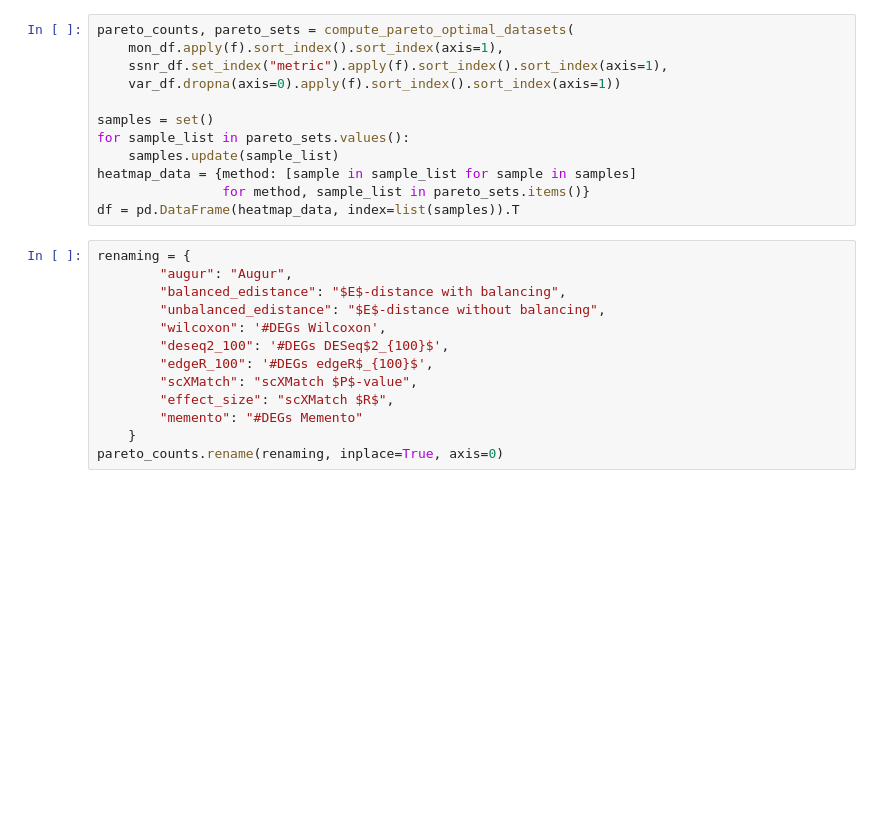
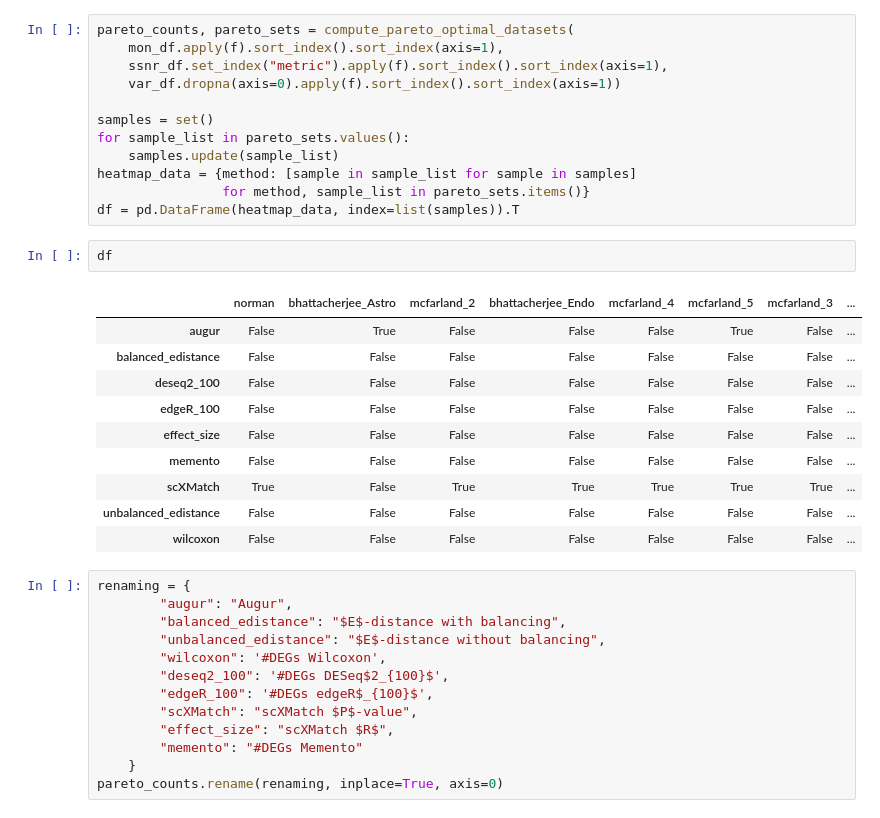
Before and after one commit to bionetslab/scXMatch_paper, a Jupyter notebook: notebooks/fig3_and_supplementary_tables.ipynb, the cells around one changed output. Saved outputs shown, nothing was run; the diff lists cells and outputs as text; blank space fills up the shorter version.

```diff
--- a/notebooks/fig3_and_supplementary_tables.ipynb
+++ b/notebooks/fig3_and_supplementary_tables.ipynb
@@ -114,6 +116,19 @@ for sample_list in pareto_sets.values():
 heatmap_data = {method: [sample in sample_list for sample in samples]
                 for method, sample_list in pareto_sets.items()}
 df = pd.DataFrame(heatmap_data, index=list(samples)).T
+# %%
+df
+# %% [output]
+|  | norman | bhattacherjee_Astro | mcfarland_2 | bhattacherjee_Endo | mcfarland_4 | mcfarland_5 | mcfarland_3 | ... |
+| augur | False | True | False | False | False | True | False | ... |
+| balanced_edistance | False | False | False | False | False | False | False | ... |
+| deseq2_100 | False | False | False | False | False | False | False | ... |
+| edgeR_100 | False | False | False | False | False | False | False | ... |
+| effect_size | False | False | False | False | False | False | False | ... |
+| memento | False | False | False | False | False | False | False | ... |
+| scXMatch | True | False | True | True | True | True | True | ... |
+| unbalanced_edistance | False | False | False | False | False | False | False | ... |
+| wilcoxon | False | False | False | False | False | False | False | ... |
 # %%
 renaming = {
         "augur": "Augur",
```
Also changed, not shown: parts of 2 cells of this notebook, 4 other files.
